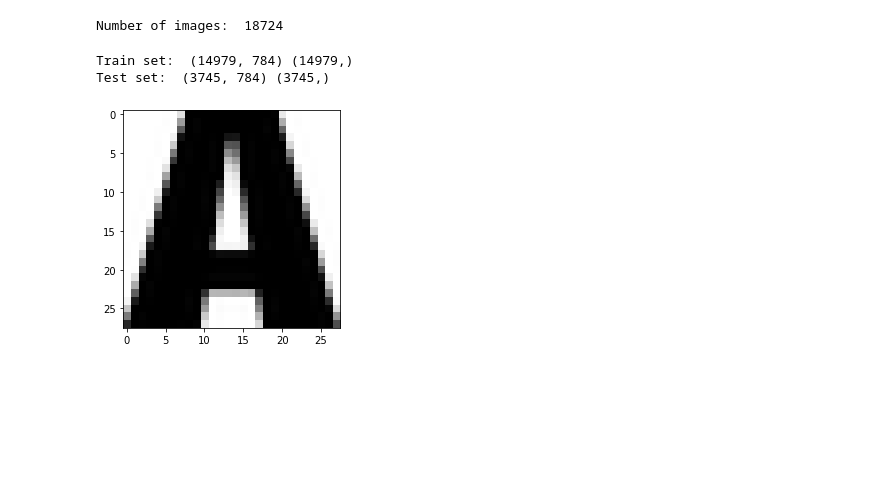
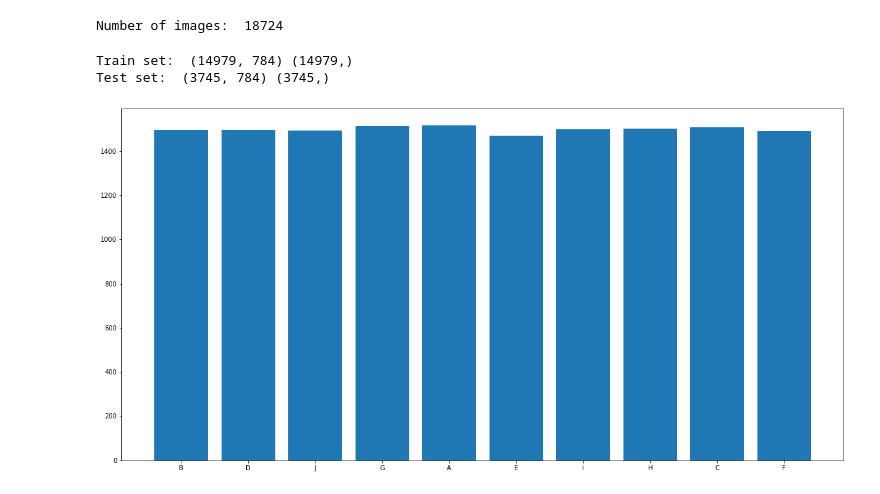
Before and after one commit to asdor/MachineLearning, a Jupyter notebook: lab3/Untitled.ipynb, the cells around one changed output. Drawn from its saved outputs; the diff is of its cells as text; code cells hidden in the pictures; blank space fills up the shorter version.

```diff
--- a/lab3/Untitled.ipynb
+++ b/lab3/Untitled.ipynb
@@ -401,19 +384,24 @@ Number of images:  18724
 # %%
 X = np.asarray(X_mnist, dtype=np.float).reshape((num_samples, -1))
 y = np.asarray(y_mnist)
 
 X /= 255
 
-# print(X[0])
-plt.imshow(X[10000].reshape((28, 28)), cmap='Greys')
-
 X_train, X_test, y_train, y_test = train_test_split(X, y, test_size=0.2, random_state=42)
 print('Train set: ', X_train.shape, y_train.shape)
 print('Test set: ', X_test.shape, y_test.shape)
+
+from collections import Counter
+
+cntr = Counter()
+for label in y_train:
+    cntr[label] += 1
+
+plt.bar(cntr.keys(), cntr.values());
 # %% [output]
 Train set:  (14979, 784) (14979,)
 Test set:  (3745, 784) (3745,)
-[figure, old version]
+[figure, new version]
 # %%
 from sklearn.neural_network import MLPClassifier
 
```
Also changed, not shown: parts of 27 cells of this notebook.
